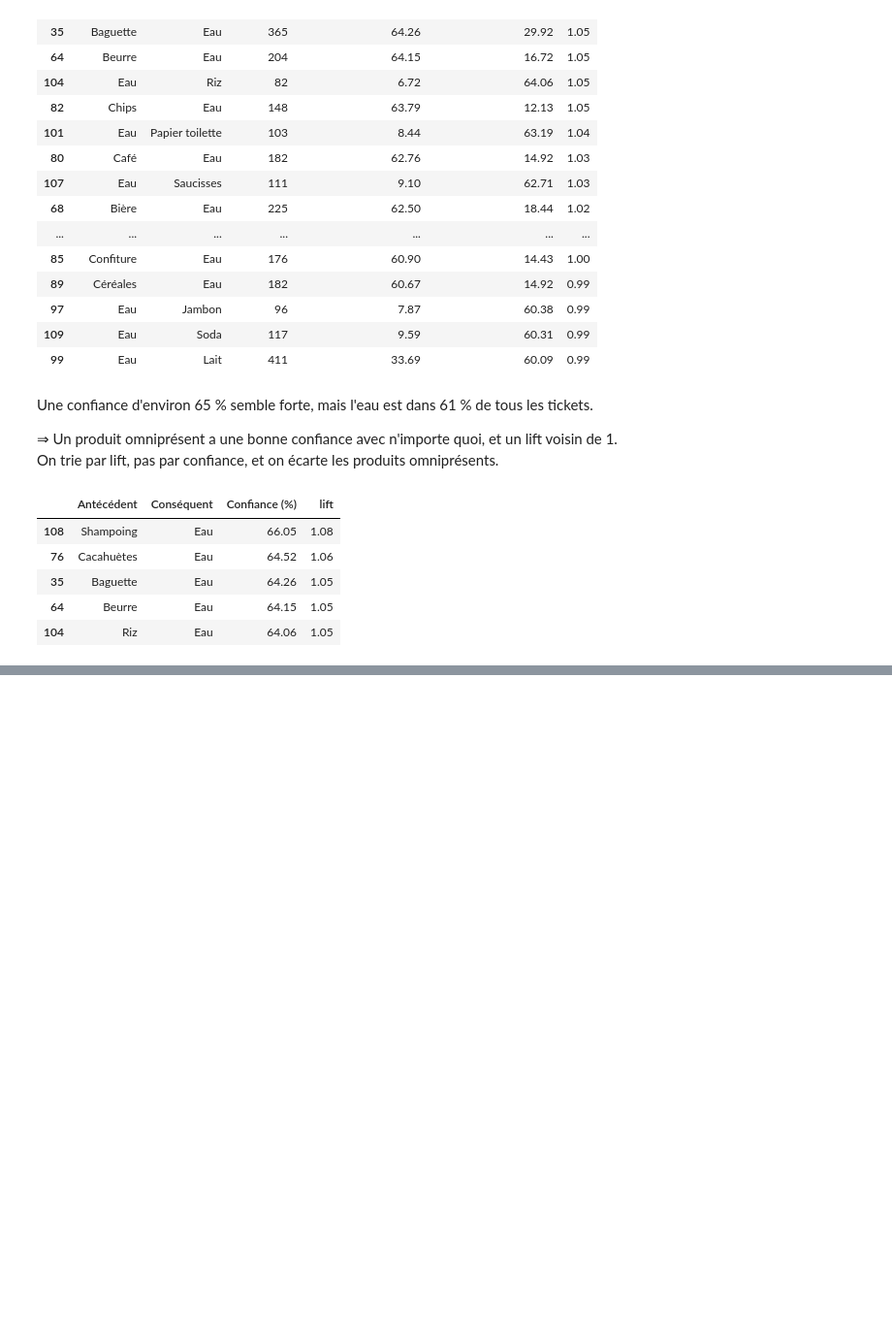
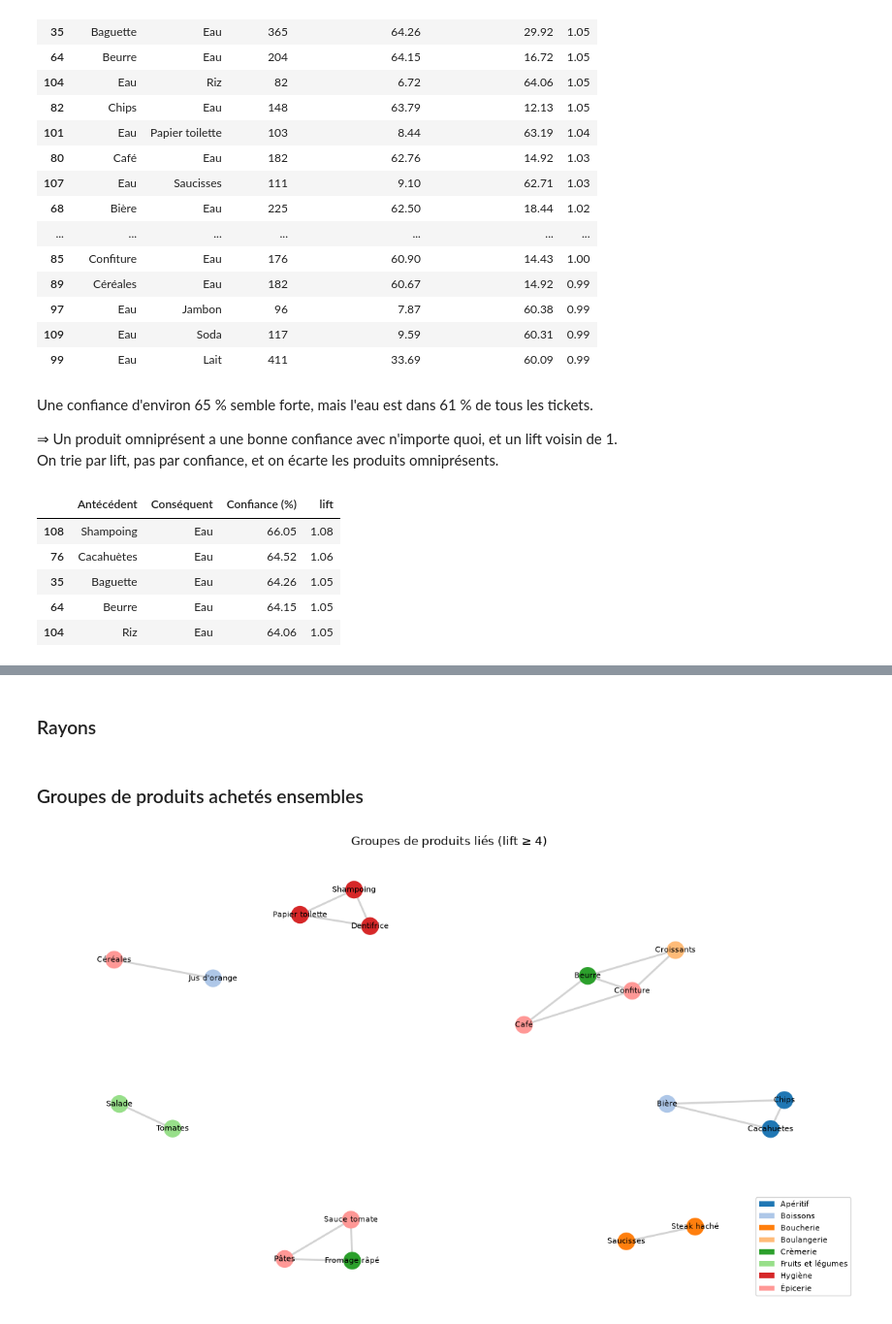
Before and after one commit to Esteranodin/G404-Data_AMD, a Jupyter notebook: ML-non-supervise_Algo-apriori/apriori.ipynb, the cells around one changed output, grey strips where cells are left out. Shown at 97% size. Drawn from its saved outputs; the diff is of its cells as text; code cells hidden in the pictures; blank space fills up the shorter version.

```diff
--- a/ML-non-supervise_Algo-apriori/apriori.ipynb
+++ b/ML-non-supervise_Algo-apriori/apriori.ipynb
@@ -496,0 +622,70 @@ plt.show()
+# %% [markdown]
+### Rayons
+# %%
+df_rayons = pd.read_csv("produits_rayons.csv")
+rayon_par_produit = df_rayons.set_index("produit")["rayon"].to_dict()
+
+rayons = sorted(df_rayons["rayon"].unique())
+# display(rayon_par_produit)
+# %% [markdown]
+### Groupes de produits achetés ensembles
+# %%
+# Garder les paires dont le lift est au moins égal à 4
+paires_filtrees = paires[paires["lift"] >= 4]
+
+# Créer le graphe
+G = nx.from_pandas_edgelist(
+    paires_filtrees,
+    source="produit_1",
+    target="produit_2",
+    edge_attr="lift"
+)
+
+# Attribuer une couleur à chaque rayon présent dans le CSV
+rayons = sorted(df_rayons["rayon"].unique())
+palette = plt.get_cmap("tab20")
+couleur_par_rayon = {
+    rayon: palette(i)
+    for i, rayon in enumerate(rayons)
+}
+
+# Couleur de chaque nœud selon le rayon du produit
+couleurs_noeuds = [
+    couleur_par_rayon[rayon_par_produit[produit]]
+    for produit in G.nodes
+]
+
+positions = nx.spring_layout(G, seed=17, k=0.5)
+
+fig, ax = plt.subplots(figsize=(12, 7))
+
+nx.draw_networkx_edges(
+    G, positions, ax=ax,
+    edge_color="lightgray",
+    width=2
+)
+
+nx.draw_networkx_nodes(
+    G, positions, ax=ax,
+    node_color=couleurs_noeuds,
+    node_size=300
+)
+
+nx.draw_networkx_labels(
+    G, positions, ax=ax,
+    font_size=8
+)
+
+# Légende avec une entrée par rayon
+legende = [
+    Patch(facecolor=couleur_par_rayon[rayon], label=rayon)
+    for rayon in rayons
+]
+ax.legend(handles=legende, loc="lower right", fontsize=8)
+
+ax.set_title("Groupes de produits liés (lift ≥ 4)")
+ax.axis("off")
+plt.tight_layout()
+plt.show()
+# %% [output]
+[figure, added]
```
Also changed, not shown: parts of 18 cells of this notebook, 2 other files.
